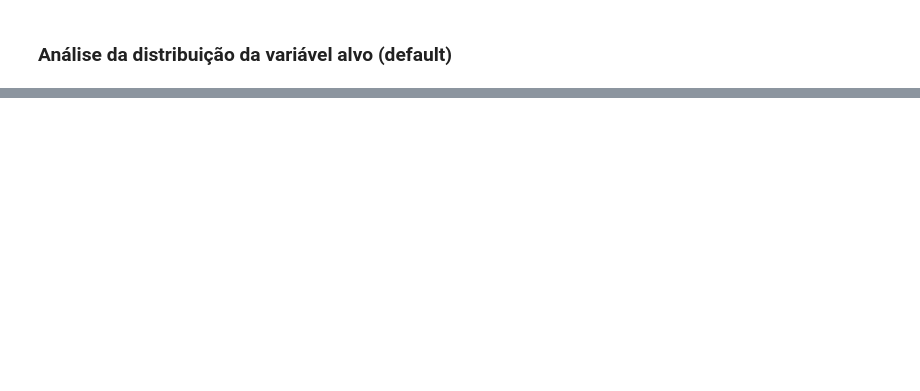
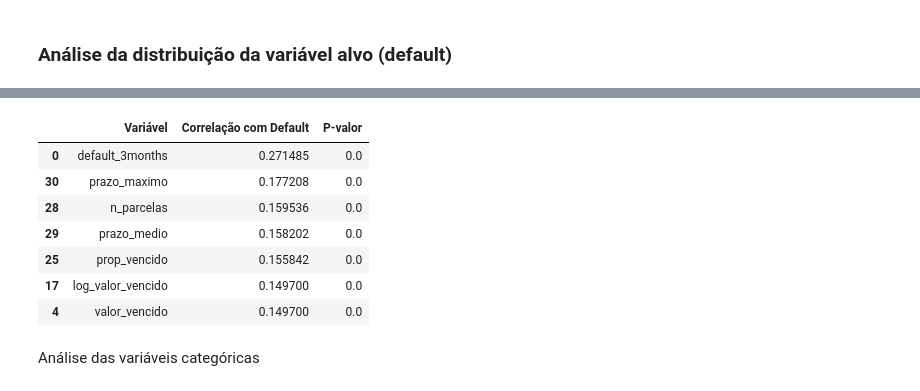
Before and after one commit to MaiaraMoro/X-health, a Jupyter notebook: notebooks/01_analise_exploratoria.ipynb, the cells around one changed output, grey strips where cells are left out. Drawn from its saved outputs; the diff is of its cells as text; code cells hidden in the pictures; blank space fills up the shorter version.

```diff
--- a/notebooks/01_analise_exploratoria.ipynb
+++ b/notebooks/01_analise_exploratoria.ipynb
@@ -809,0 +770,19 @@ df['ioi_3_cat'] = pd.cut(df['ioi_3months'], bins=[0,10,15, 20, 999], labels=["<=
+# %%
+# analisando a correlação entre as variáveis numéricas e a variável alvo `default`
+
+# selecionando apenas as variáveis numéricas
+numeric_df = df.select_dtypes(include=['number'])
+
+# armazenar os resultados de correlação e p-valor
+correlation_results = []
+
+for col in numeric_df.columns:
+    if col != "default":
+        # Remover NaN e inf values
+        valid_idx = numeric_df[col].notna() & numeric_df["default"].notna() & np.isfinite(numeric_df[col]) & np.isfinite(numeric_df["default"])
+        corr, p_value = stats.spearmanr(numeric_df.loc[valid_idx, col], numeric_df.loc[valid_idx, "default"])
+        correlation_results.append((col, corr, p_value))
+
+# salva em df
+correlation_df = pd.DataFrame(correlation_results, columns=["Variável", "Correlação com Default", "P-valor"])
+correlation_df.head()
@@ -809,0 +796,19 @@ df['ioi_3_cat'] = pd.cut(df['ioi_3months'], bins=[0,10,15, 20, 999], labels=["<=
+# %%
+# filtrar apenas as variáveis com correlação significativa (p-valor < 0.05)
+significance_threshold = 0.05
+filtered_correlation_df = correlation_df[
+    (abs(correlation_df["Correlação com Default"]) > 0.1) & (correlation_df["P-valor"] < significance_threshold)
+]
+
+display(filtered_correlation_df.sort_values(by="Correlação com Default", ascending=False))
+# %% [output]
+|  | Variável | Correlação com Default | P-valor |
+| 0 | default_3months | 0.271485 | 0.0 |
+| 30 | prazo_maximo | 0.177208 | 0.0 |
+| 28 | n_parcelas | 0.159536 | 0.0 |
+| 29 | prazo_medio | 0.158202 | 0.0 |
+| 25 | prop_vencido | 0.155842 | 0.0 |
+| 17 | log_valor_vencido | 0.149700 | 0.0 |
+| 4 | valor_vencido | 0.149700 | 0.0 |
+# %% [markdown]
+Análise das variáveis categóricas
```
Also changed, not shown: parts of 41 cells of this notebook, 1 other file.
